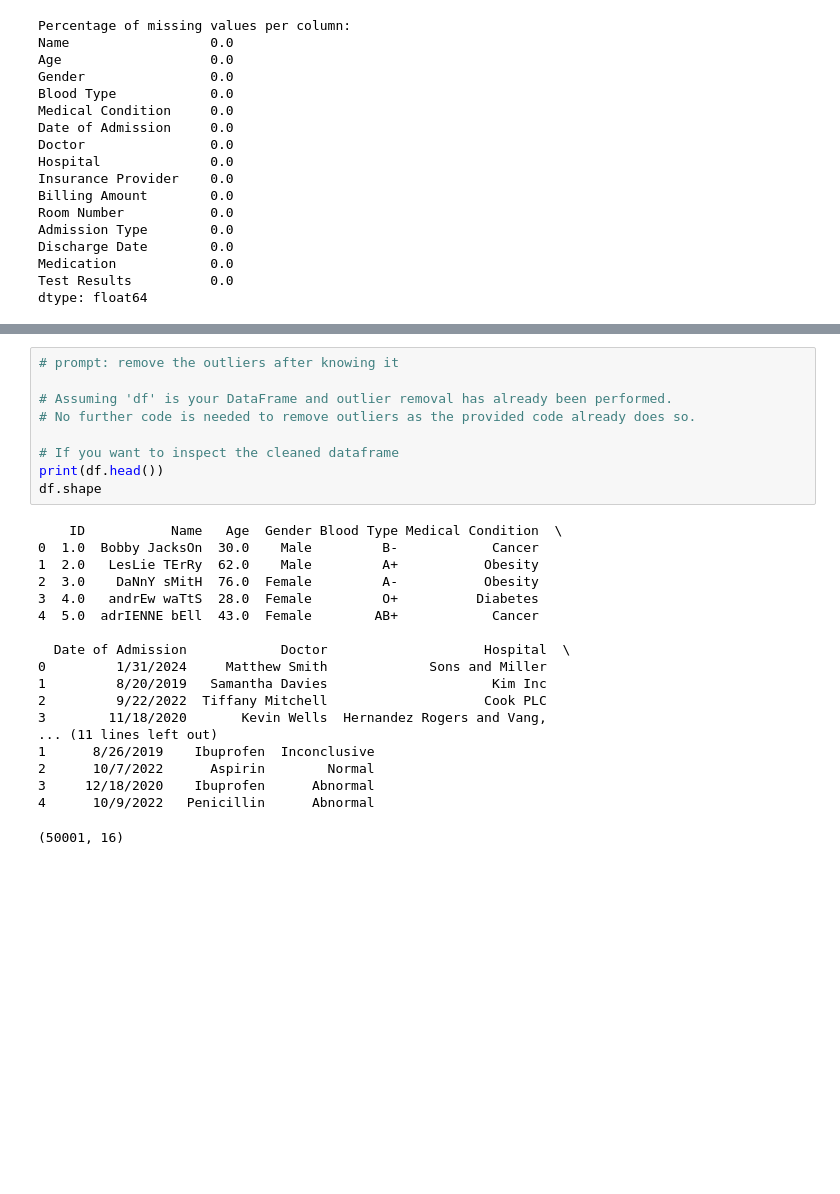
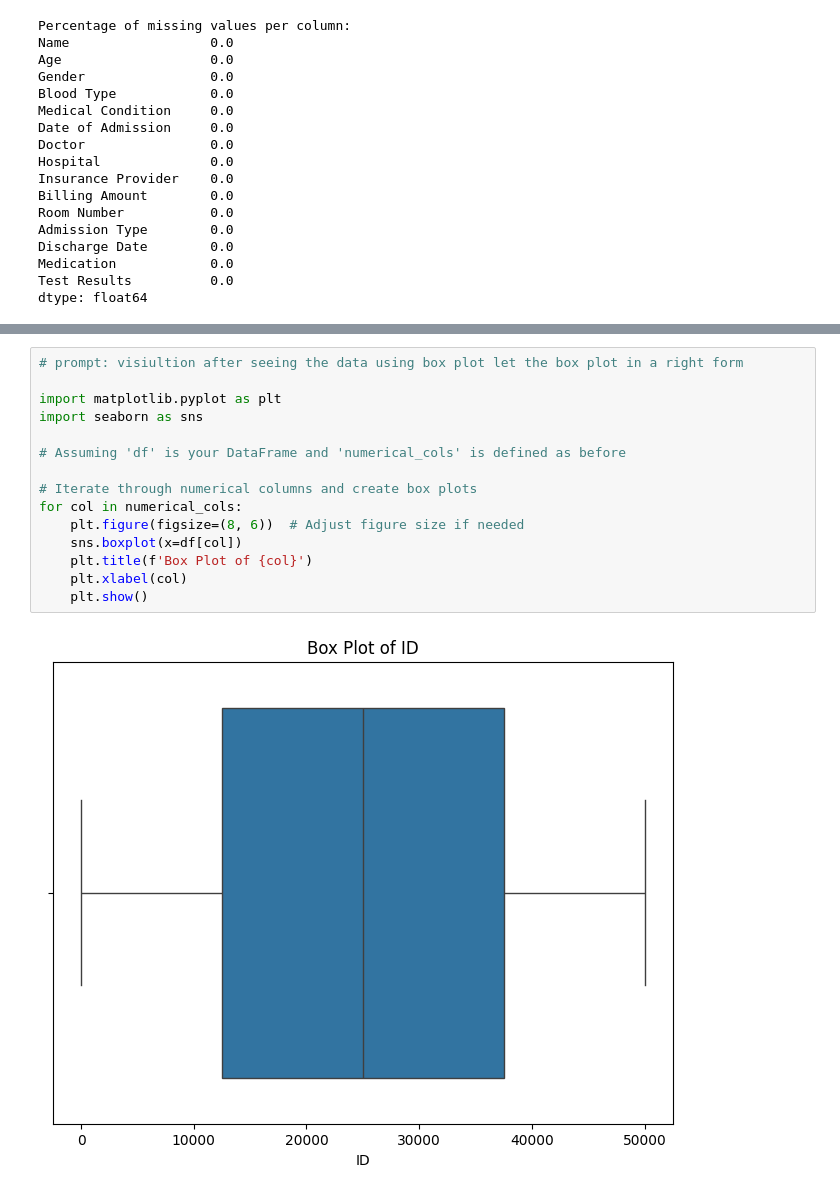
Before and after one commit to MennaKhaled17/CPP-UniPortal, a Jupyter notebook: HealthCareTask2.ipynb, the cells around one changed output, grey strips where cells are left out. Cells and saved outputs as stored; diff of their text form; blank space fills up the shorter version.

```diff
--- a/HealthCareTask2.ipynb
+++ b/HealthCareTask2.ipynb
@@ -258,31 +249,20 @@ for col in numerical_cols:
 print(df.shape) # Check the new shape of your DataFrame
 # %% [output]
 (50001, 16)
-# %%
-# prompt: remove the outliers after knowing it
-
-# Assuming 'df' is your DataFrame and outlier removal has already been performed.
-# No further code is needed to remove outliers as the provided code already does so.
-
-# If you want to inspect the cleaned dataframe
-print(df.head())
-df.shape
-# %% [output]
-    ID           Name   Age  Gender Blood Type Medical Condition  \
-0  1.0  Bobby JacksOn  30.0    Male         B-            Cancer
-1  2.0   LesLie TErRy  62.0    Male         A+           Obesity
-2  3.0    DaNnY sMitH  76.0  Female         A-           Obesity
-3  4.0   andrEw waTtS  28.0  Female         O+          Diabetes
-4  5.0  adrIENNE bEll  43.0  Female        AB+            Cancer
-
-  Date of Admission            Doctor                    Hospital  \
-0         1/31/2024     Matthew Smith             Sons and Miller
-1         8/20/2019   Samantha Davies                     Kim Inc
-2         9/22/2022  Tiffany Mitchell                    Cook PLC
-3        11/18/2020       Kevin Wells  Hernandez Rogers and Vang,
-... (11 lines left out)
-1      8/26/2019    Ibuprofen  Inconclusive
-2      10/7/2022      Aspirin        Normal
-3     12/18/2020    Ibuprofen      Abnormal
-4      10/9/2022   Penicillin      Abnormal
-(50001, 16)
+# %%
+# prompt: visiultion after seeing the data using box plot let the box plot in a right form
+
+import matplotlib.pyplot as plt
+import seaborn as sns
+
+# Assuming 'df' is your DataFrame and 'numerical_cols' is defined as before
+
+# Iterate through numerical columns and create box plots
+for col in numerical_cols:
+    plt.figure(figsize=(8, 6))  # Adjust figure size if needed
+    sns.boxplot(x=df[col])
+    plt.title(f'Box Plot of {col}')
+    plt.xlabel(col)
+    plt.show()
+# %% [output]
+[figure, added]
```
Also changed, not shown: parts of 8 cells of this notebook.
